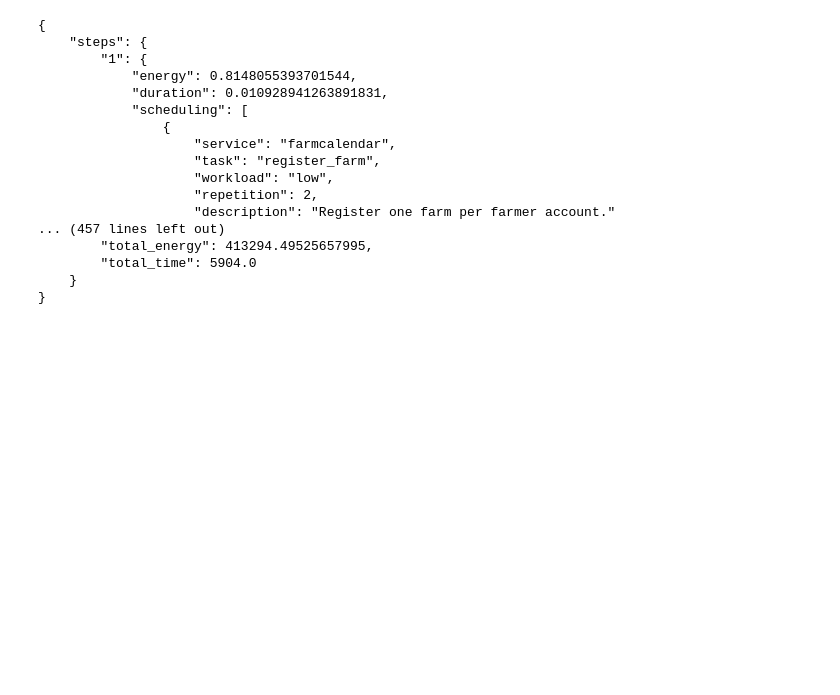
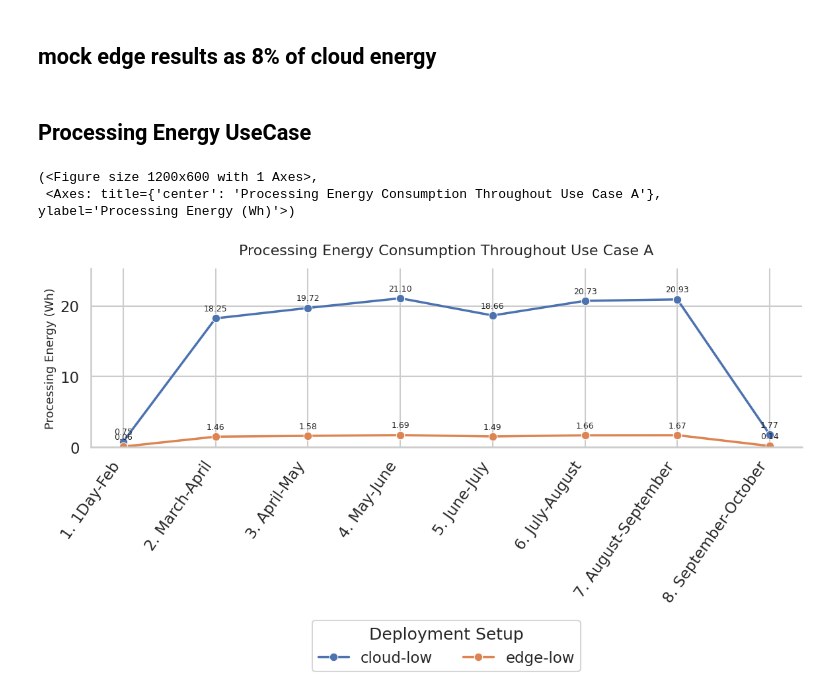
Before and after one commit to openagri-eu/OpenAgri-Benchmark, a Jupyter notebook: openagri_benchmark/postprocessing/UseCases.ipynb, the cells around one changed output. Drawn from its saved outputs; the diff is of its cells as text; code cells hidden in the pictures; blank space fills up the shorter version.

```diff
--- a/openagri_benchmark/postprocessing/UseCases.ipynb
+++ b/openagri_benchmark/postprocessing/UseCases.ipynb
@@ -25,0 +13,7 @@ use_case1 = UseCase1(
+# %%
+use_case_a_low_cloud_results = UseCaseA(
+    base_workload='low',
+    deployment_setup='cloud',
+    # init_datetime=init, end_datatime=end,
+    tasks_profiling_id='test_profile'
+).run()
@@ -26,20 +83,39 @@ use_case1 = UseCase1(
 # %%
-print(json.dumps(use_case1.run(), indent=4))
+# print(json.dumps(use_case_a_low_cloud_results, indent=4))
-# %% [output]
-{
-    "steps": {
-        "1": {
-            "energy": 0.8148055393701544,
-            "duration": 0.010928941263891831,
-            "scheduling": [
-                {
-                    "service": "farmcalendar",
-                    "task": "register_farm",
-                    "workload": "low",
-                    "repetition": 2,
-                    "description": "Register one farm per farmer account."
-... (457 lines left out)
-        "total_energy": 413294.49525657995,
-        "total_time": 5904.0
-    }
-}
+# %% [markdown]
+## mock edge results as 8% of cloud energy
+# %%
+
+use_case_1_results = {
+    'cloud-low': use_case_a_low_cloud_results
+}
+import copy
+
+
+# Deep copy so we don't mutate the original
+use_case_a_low_edge_mocked = copy.deepcopy(use_case_a_low_cloud_results)
+
+# Scale every step's energy by 0.08 (8% of cloud)
+for step in use_case_a_low_edge_mocked["steps"].values():
+    step["energy"] *= 0.08
+
+# Recompute the totals that depend on energy (proc_energy, total_energy)
+use_case_a_low_edge_mocked["totals"]["proc_energy"] *= 0.08
+use_case_a_low_edge_mocked["totals"]["iddle_energy"] *= 0.08
+use_case_a_low_edge_mocked["totals"]["total_energy"] = (
+    use_case_a_low_edge_mocked["totals"]["proc_energy"]
+    + use_case_a_low_edge_mocked["totals"]["iddle_energy"]
+)
+
+use_case_1_results = {
+    "cloud-low": use_case_a_low_cloud_results,
+    "edge-low":  use_case_a_low_edge_mocked,
+}
+# %% [markdown]
+## Processing Energy UseCase
+# %%
+plot_use_case_processing_energy_by_step(use_case_1_results, use_case='A')
+# %% [output]
+(<Figure size 1200x600 with 1 Axes>,
+ <Axes: title={'center': 'Processing Energy Consumption Throughout Use Case A'}, ylabel='Processing Energy (Wh)'>)
+[figure, added]
```
Also changed, not shown: parts of 3 cells of this notebook, 2 other files.
